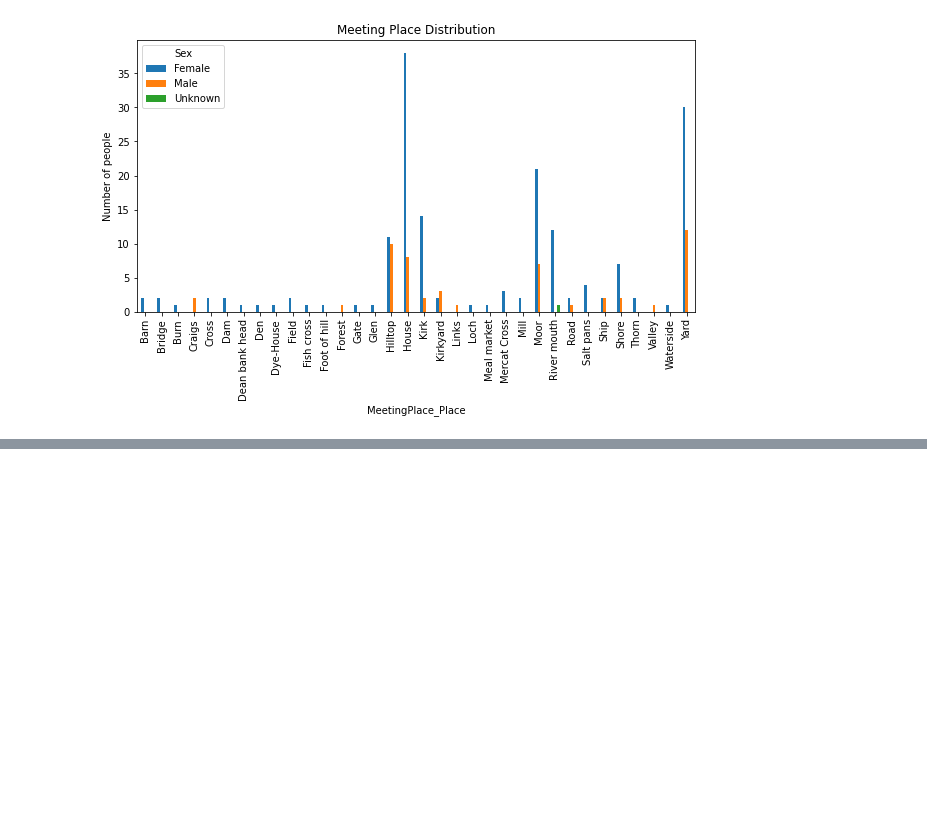
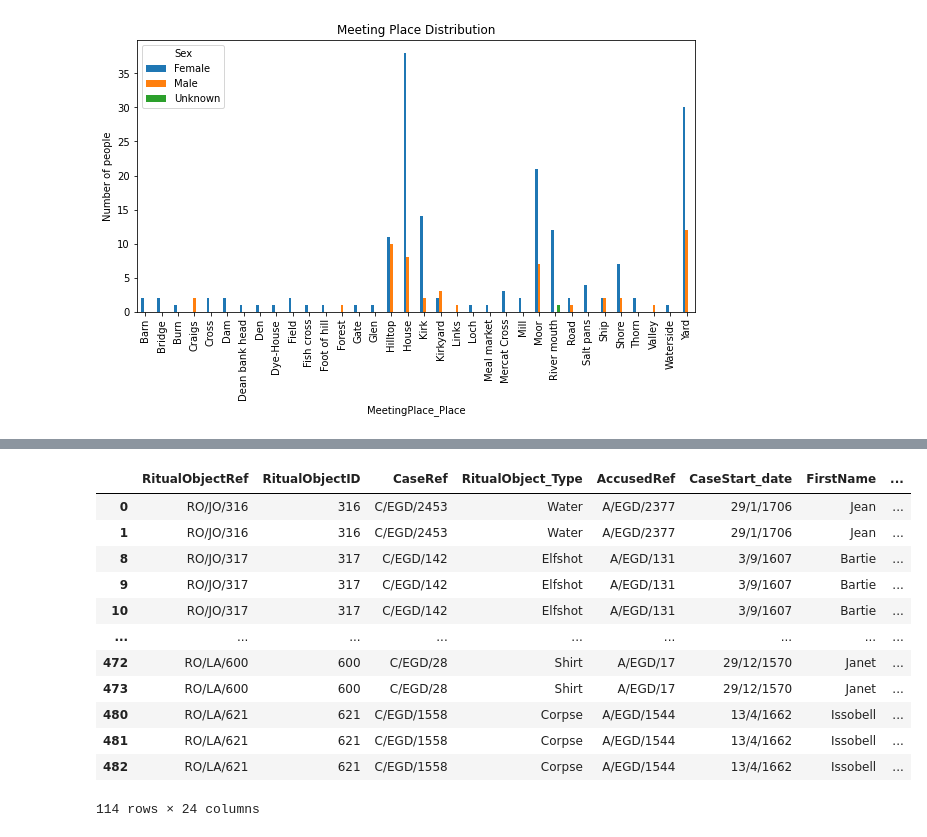
Before and after one commit to Baezhi/DS4_Group-14, a Jupyter notebook: analysis.ipynb, the cells around one changed output, grey strips where cells are left out. Drawn from its saved outputs; the diff is of its cells as text; code cells hidden in the pictures; blank space fills up the shorter version.

```diff
--- a/analysis.ipynb
+++ b/analysis.ipynb
@@ -217,0 +241,17 @@ ritualObjects_R = ritualObjects_accuseds.merge(religiousMotifs,left_on="CaseRef"
+# %%
+ritualObjects_R_1 = ritualObjects_R.drop_duplicates(subset=['CaseRef', 'MotifRef'], keep='first')
+ritualObjects_R_1
+# %% [output]
+|  | RitualObjectRef | RitualObjectID | CaseRef | RitualObject_Type | AccusedRef | CaseStart_date | FirstName | ... |
+| 0 | RO/JO/316 | 316 | C/EGD/2453 | Water | A/EGD/2377 | 29/1/1706 | Jean | ... |
+| 1 | RO/JO/316 | 316 | C/EGD/2453 | Water | A/EGD/2377 | 29/1/1706 | Jean | ... |
+| 8 | RO/JO/317 | 317 | C/EGD/142 | Elfshot | A/EGD/131 | 3/9/1607 | Bartie | ... |
+| 9 | RO/JO/317 | 317 | C/EGD/142 | Elfshot | A/EGD/131 | 3/9/1607 | Bartie | ... |
+| 10 | RO/JO/317 | 317 | C/EGD/142 | Elfshot | A/EGD/131 | 3/9/1607 | Bartie | ... |
+| ... | ... | ... | ... | ... | ... | ... | ... | ... |
+| 472 | RO/LA/600 | 600 | C/EGD/28 | Shirt | A/EGD/17 | 29/12/1570 | Janet | ... |
+| 473 | RO/LA/600 | 600 | C/EGD/28 | Shirt | A/EGD/17 | 29/12/1570 | Janet | ... |
+| 480 | RO/LA/621 | 621 | C/EGD/1558 | Corpse | A/EGD/1544 | 13/4/1662 | Issobell | ... |
+| 481 | RO/LA/621 | 621 | C/EGD/1558 | Corpse | A/EGD/1544 | 13/4/1662 | Issobell | ... |
+| 482 | RO/LA/621 | 621 | C/EGD/1558 | Corpse | A/EGD/1544 | 13/4/1662 | Issobell | ... |
+114 rows × 24 columns
```
Also changed, not shown: parts of 3 cells of this notebook.
